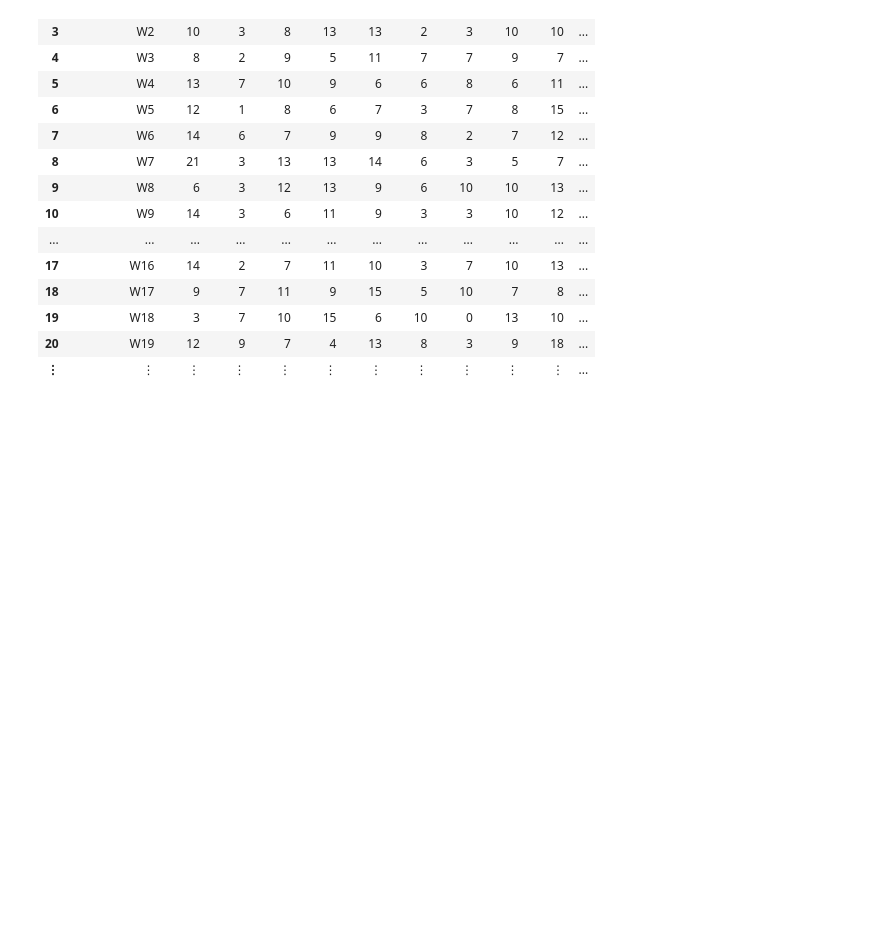
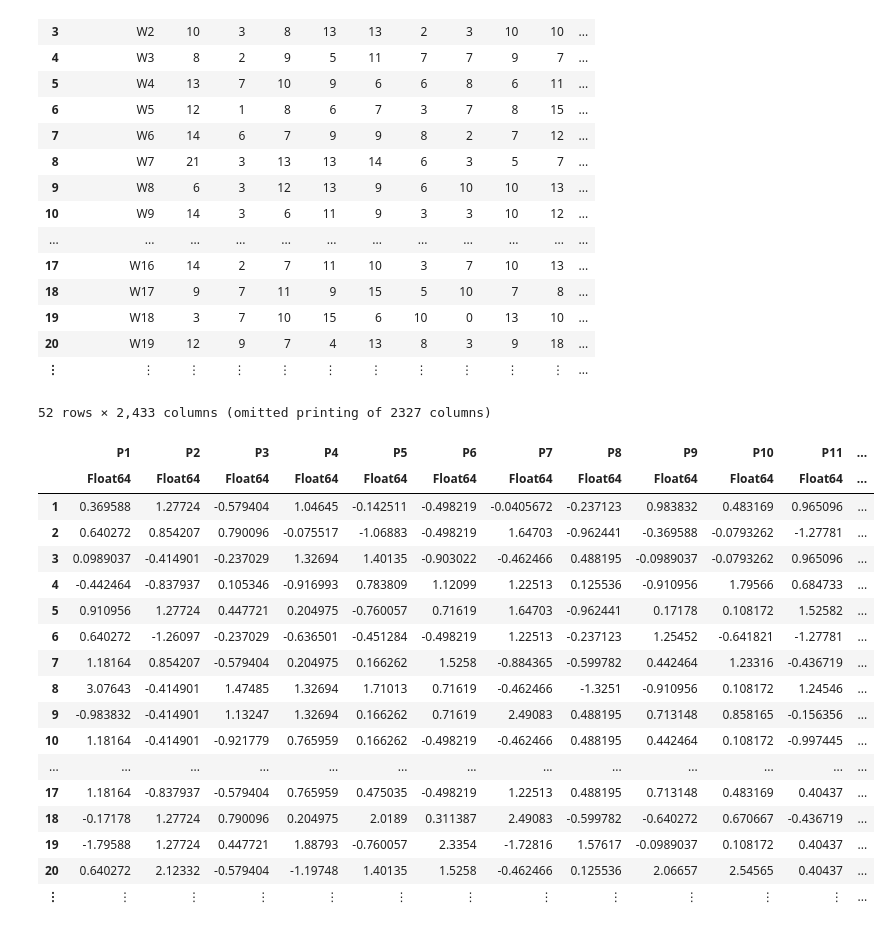
Before and after one commit to wolthom/manning_liveprojects, a Jupyter notebook: Part1_Data-Preparation.ipynb, the cells around one changed output. Drawn from its saved outputs; the diff is of its cells as text; code cells hidden in the pictures; blank space fills up the shorter version.

```diff
--- a/Part1_Data-Preparation.ipynb
+++ b/Part1_Data-Preparation.ipynb
@@ -133,7 +133,7 @@ plots = [
 ]
 plot(plots..., layout=l, size=(1000, 400))
 # %%
-permutedims(select(sales, r"W", :Product_Code), :Product_Code)
+sales_transp = permutedims(select(sales, r"W", :Product_Code), :Product_Code)
 # %% [output]
 52 rows × 812 columns (omitted printing of 641 columns)
 |  | Product_Code | P1 | P2 | P3 | P4 | P5 | P6 | P7 | P8 | P9 | ... |
@@ -154,3 +154,28 @@ permutedims(select(sales, r"W", :Product_Code), :Product_Code)
 | 19 | W18 | 3 | 7 | 10 | 15 | 6 | 10 | 0 | 13 | 10 | ... |
 | 20 | W19 | 12 | 9 | 7 | 4 | 13 | 8 | 3 | 9 | 18 | ... |
 | ⋮ | ⋮ | ⋮ | ⋮ | ⋮ | ⋮ | ⋮ | ⋮ | ⋮ | ⋮ | ⋮ | ... |
+# %%
+sales_norm = @chain sales_transp begin
+    select(Not(:Product_Code))
+    mapcols(c -> (c .- mean(c)) ./ std(c), _)
+end
+# %% [output]
+52 rows × 2,433 columns (omitted printing of 2327 columns)
+|  | P1 | P2 | P3 | P4 | P5 | P6 | P7 | P8 | P9 | P10 | P11 | ... |
+|  | Float64 | Float64 | Float64 | Float64 | Float64 | Float64 | Float64 | Float64 | Float64 | Float64 | Float64 | ... |
+| 1 | 0.369588 | 1.27724 | -0.579404 | 1.04645 | -0.142511 | -0.498219 | -0.0405672 | -0.237123 | 0.983832 | 0.483169 | 0.965096 | ... |
+| 2 | 0.640272 | 0.854207 | 0.790096 | -0.075517 | -1.06883 | -0.498219 | 1.64703 | -0.962441 | -0.369588 | -0.0793262 | -1.27781 | ... |
+| 3 | 0.0989037 | -0.414901 | -0.237029 | 1.32694 | 1.40135 | -0.903022 | -0.462466 | 0.488195 | -0.0989037 | -0.0793262 | 0.965096 | ... |
+| 4 | -0.442464 | -0.837937 | 0.105346 | -0.916993 | 0.783809 | 1.12099 | 1.22513 | 0.125536 | -0.910956 | 1.79566 | 0.684733 | ... |
+| 5 | 0.910956 | 1.27724 | 0.447721 | 0.204975 | -0.760057 | 0.71619 | 1.64703 | -0.962441 | 0.17178 | 0.108172 | 1.52582 | ... |
+| 6 | 0.640272 | -1.26097 | -0.237029 | -0.636501 | -0.451284 | -0.498219 | 1.22513 | -0.237123 | 1.25452 | -0.641821 | -1.27781 | ... |
+| 7 | 1.18164 | 0.854207 | -0.579404 | 0.204975 | 0.166262 | 1.5258 | -0.884365 | -0.599782 | 0.442464 | 1.23316 | -0.436719 | ... |
+| 8 | 3.07643 | -0.414901 | 1.47485 | 1.32694 | 1.71013 | 0.71619 | -0.462466 | -1.3251 | -0.910956 | 0.108172 | 1.24546 | ... |
+| 9 | -0.983832 | -0.414901 | 1.13247 | 1.32694 | 0.166262 | 0.71619 | 2.49083 | 0.488195 | 0.713148 | 0.858165 | -0.156356 | ... |
+| 10 | 1.18164 | -0.414901 | -0.921779 | 0.765959 | 0.166262 | -0.498219 | -0.462466 | 0.488195 | 0.442464 | 0.108172 | -0.997445 | ... |
+| ... | ... | ... | ... | ... | ... | ... | ... | ... | ... | ... | ... | ... |
+| 17 | 1.18164 | -0.837937 | -0.579404 | 0.765959 | 0.475035 | -0.498219 | 1.22513 | 0.488195 | 0.713148 | 0.483169 | 0.40437 | ... |
+| 18 | -0.17178 | 1.27724 | 0.790096 | 0.204975 | 2.0189 | 0.311387 | 2.49083 | -0.599782 | -0.640272 | 0.670667 | -0.436719 | ... |
+| 19 | -1.79588 | 1.27724 | 0.447721 | 1.88793 | -0.760057 | 2.3354 | -1.72816 | 1.57617 | -0.0989037 | 0.108172 | 0.40437 | ... |
+| 20 | 0.640272 | 2.12332 | -0.579404 | -1.19748 | 1.40135 | 1.5258 | -0.462466 | 0.125536 | 2.06657 | 2.54565 | 0.40437 | ... |
+| ⋮ | ⋮ | ⋮ | ⋮ | ⋮ | ⋮ | ⋮ | ⋮ | ⋮ | ⋮ | ⋮ | ⋮ | ... |
```
Also changed, not shown: parts of 3 cells of this notebook, 1 other file.
